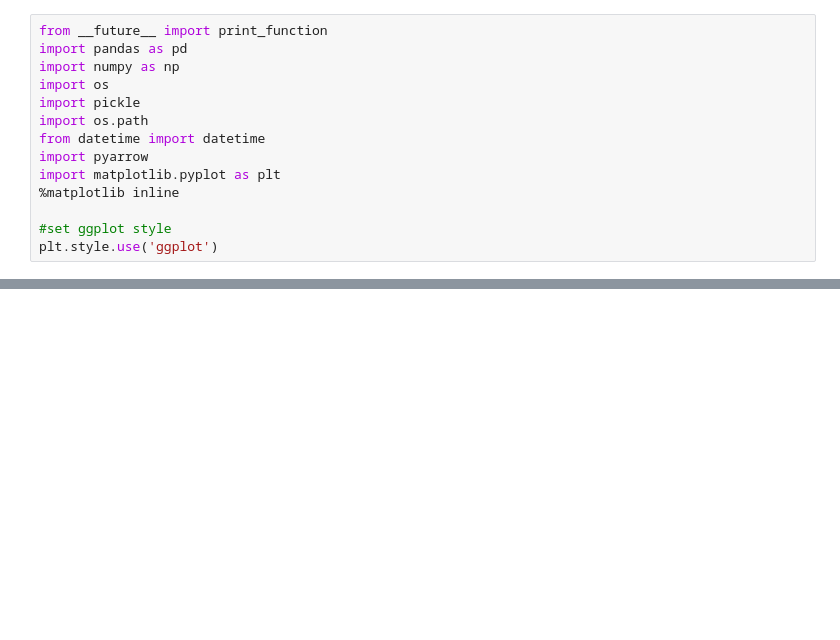
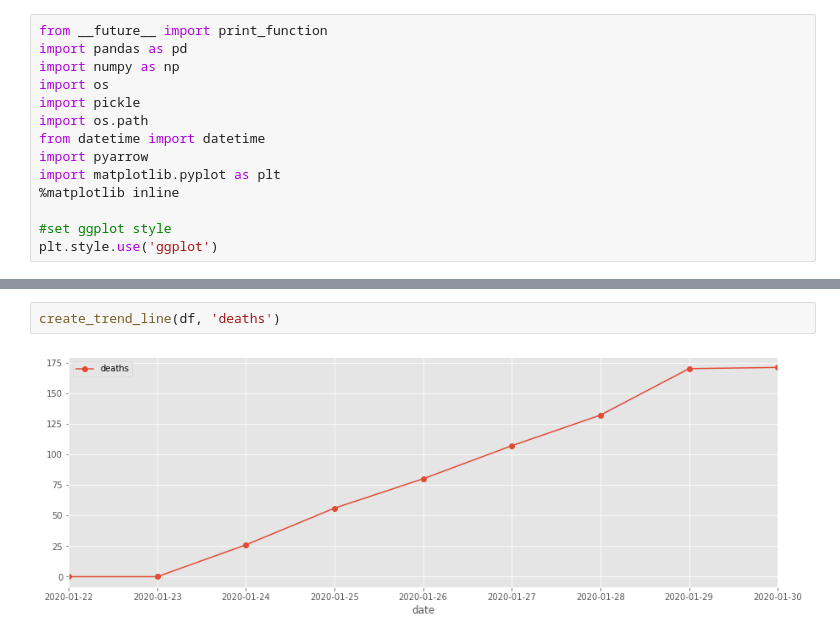
Before and after one commit to AaronWard/covidify, a Jupyter notebook: data_exploration.ipynb, the cells around one changed output, grey strips where cells are left out. Drawn from its saved outputs; the diff is of its cells as text; blank space fills up the shorter version.

```diff
--- a/data_exploration.ipynb
+++ b/data_exploration.ipynb
@@ -95,0 +35,4 @@ yeah
+# %%
+create_trend_line(df, 'deaths')
+# %% [output]
+[figure, added]
```
Also changed, not shown: parts of 20 cells of this notebook.
